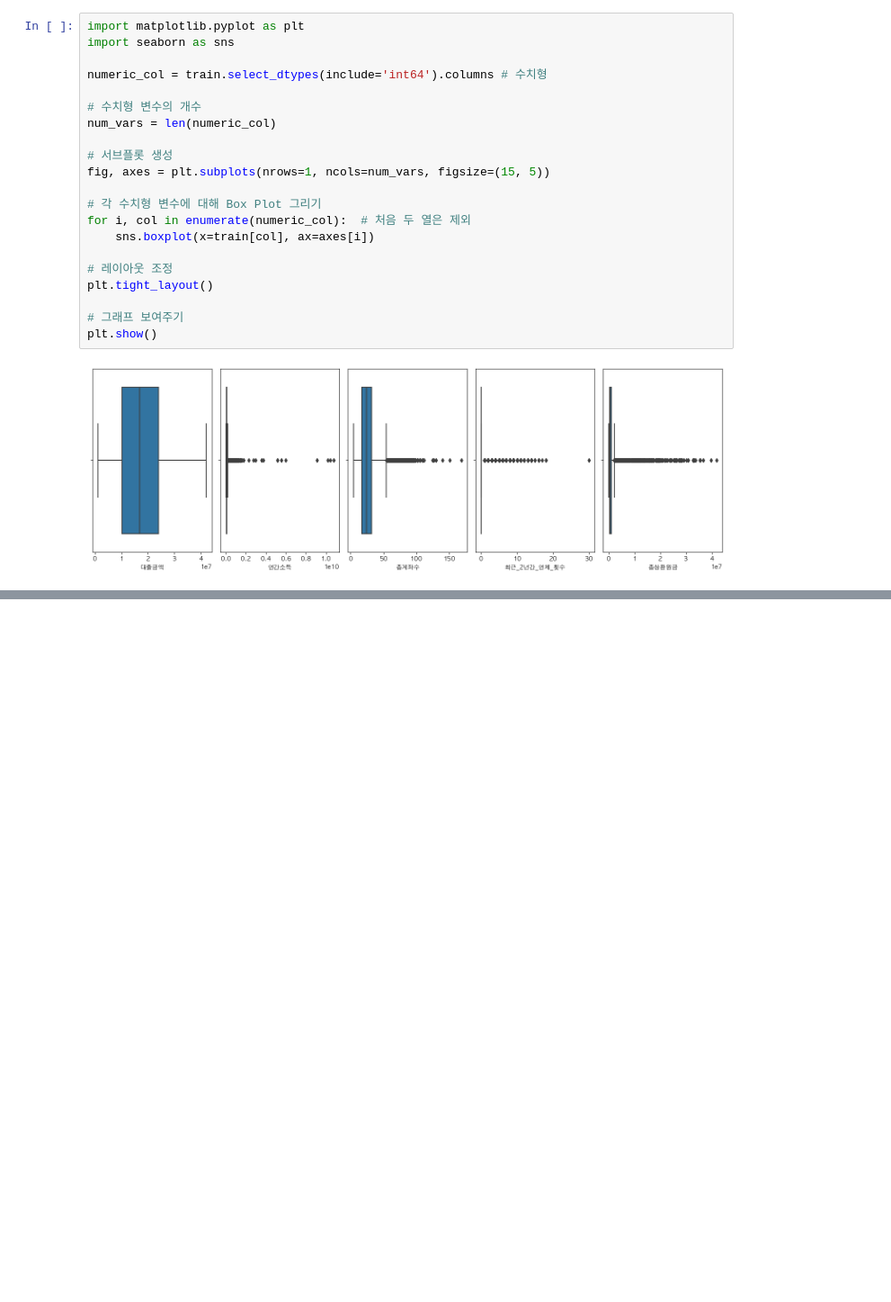
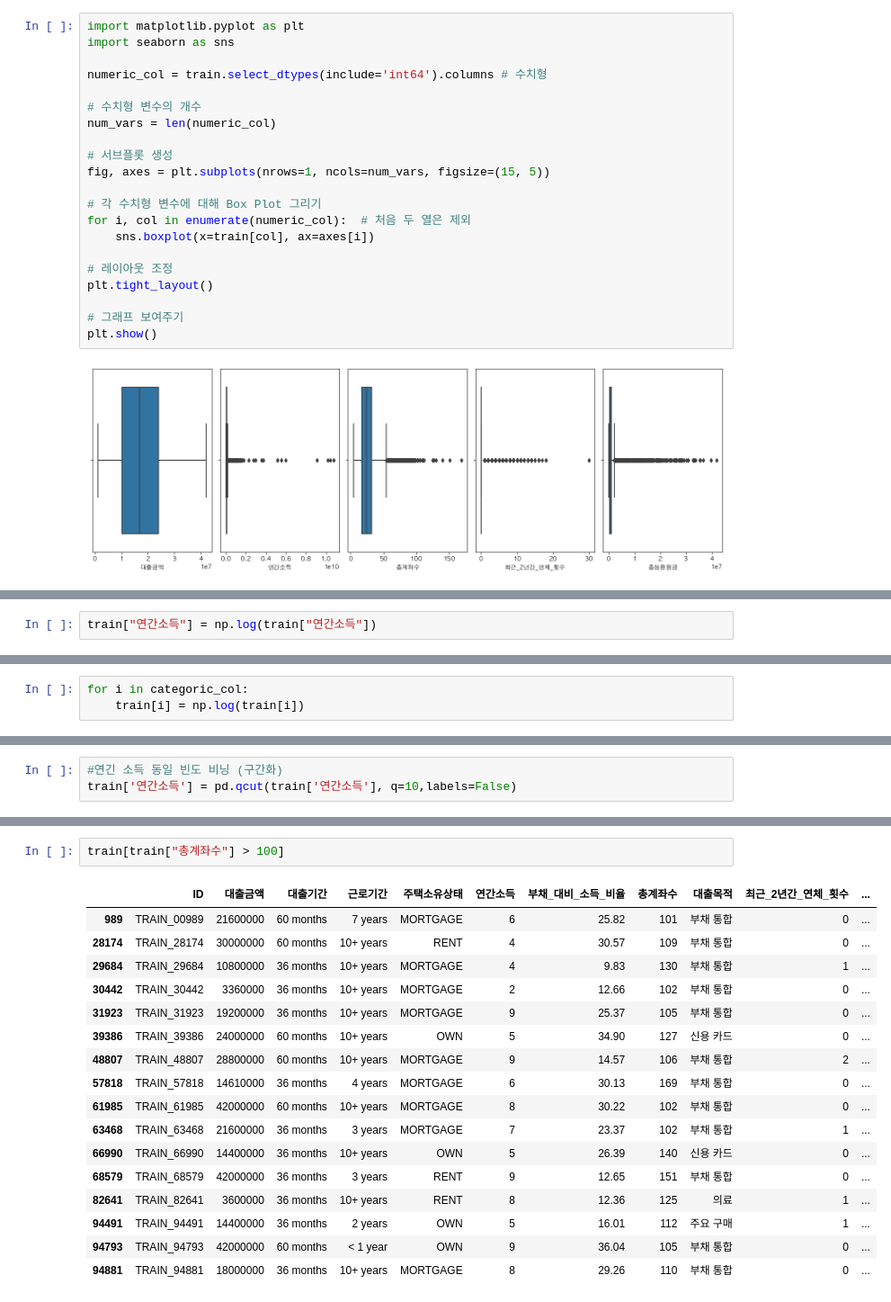
Before and after one commit to LgDNet/Credit-rating-classification, a Jupyter notebook: EDA/gy_analysis.ipynb, the cells around one changed output, grey strips where cells are left out. Shown at 90% size. Cells and saved outputs as stored; diff of their text form; blank space fills up the shorter version.

```diff
--- a/EDA/gy_analysis.ipynb
+++ b/EDA/gy_analysis.ipynb
@@ -204,0 +405,2 @@ for col in numeric_col:
+# %%
+train["연간소득"] = np.log(train["연간소득"])
@@ -204,0 +443,3 @@ for col in numeric_col:
+# %%
+for i in categoric_col:
+    train[i] = np.log(train[i])
@@ -204,0 +466,3 @@ for col in numeric_col:
+# %%
+#연긴 소득 동일 빈도 비닝 (구간화)
+train['연간소득'] = pd.qcut(train['연간소득'], q=10,labels=False)
@@ -204,0 +568,20 @@ for col in numeric_col:
+# %%
+train[train["총계좌수"] > 100]
+# %% [output]
+|  | ID | 대출금액 | 대출기간 | 근로기간 | 주택소유상태 | 연간소득 | 부채_대비_소득_비율 | 총계좌수 | 대출목적 | 최근_2년간_연체_횟수 | ... |
+| 989 | TRAIN_00989 | 21600000 | 60 months | 7 years | MORTGAGE | 6 | 25.82 | 101 | 부채 통합 | 0 | ... |
+| 28174 | TRAIN_28174 | 30000000 | 60 months | 10+ years | RENT | 4 | 30.57 | 109 | 부채 통합 | 0 | ... |
+| 29684 | TRAIN_29684 | 10800000 | 36 months | 10+ years | MORTGAGE | 4 | 9.83 | 130 | 부채 통합 | 1 | ... |
+| 30442 | TRAIN_30442 | 3360000 | 36 months | 10+ years | MORTGAGE | 2 | 12.66 | 102 | 부채 통합 | 0 | ... |
+| 31923 | TRAIN_31923 | 19200000 | 36 months | 10+ years | MORTGAGE | 9 | 25.37 | 105 | 부채 통합 | 0 | ... |
+| 39386 | TRAIN_39386 | 24000000 | 60 months | 10+ years | OWN | 5 | 34.90 | 127 | 신용 카드 | 0 | ... |
+| 48807 | TRAIN_48807 | 28800000 | 60 months | 10+ years | MORTGAGE | 9 | 14.57 | 106 | 부채 통합 | 2 | ... |
+| 57818 | TRAIN_57818 | 14610000 | 36 months | 4 years | MORTGAGE | 6 | 30.13 | 169 | 부채 통합 | 0 | ... |
+| 61985 | TRAIN_61985 | 42000000 | 60 months | 10+ years | MORTGAGE | 8 | 30.22 | 102 | 부채 통합 | 0 | ... |
+| 63468 | TRAIN_63468 | 21600000 | 36 months | 3 years | MORTGAGE | 7 | 23.37 | 102 | 부채 통합 | 1 | ... |
+| 66990 | TRAIN_66990 | 14400000 | 36 months | 10+ years | OWN | 5 | 26.39 | 140 | 신용 카드 | 0 | ... |
+| 68579 | TRAIN_68579 | 42000000 | 36 months | 3 years | RENT | 9 | 12.65 | 151 | 부채 통합 | 0 | ... |
+| 82641 | TRAIN_82641 | 3600000 | 36 months | 10+ years | RENT | 8 | 12.36 | 125 | 의료 | 1 | ... |
+| 94491 | TRAIN_94491 | 14400000 | 36 months | 2 years | OWN | 5 | 16.01 | 112 | 주요 구매 | 1 | ... |
+| 94793 | TRAIN_94793 | 42000000 | 60 months | < 1 year | OWN | 9 | 36.04 | 105 | 부채 통합 | 0 | ... |
+| 94881 | TRAIN_94881 | 18000000 | 36 months | 10+ years | MORTGAGE | 8 | 29.26 | 110 | 부채 통합 | 0 | ... |
```
Also changed, not shown: parts of 35 cells of this notebook, 1 other file.
